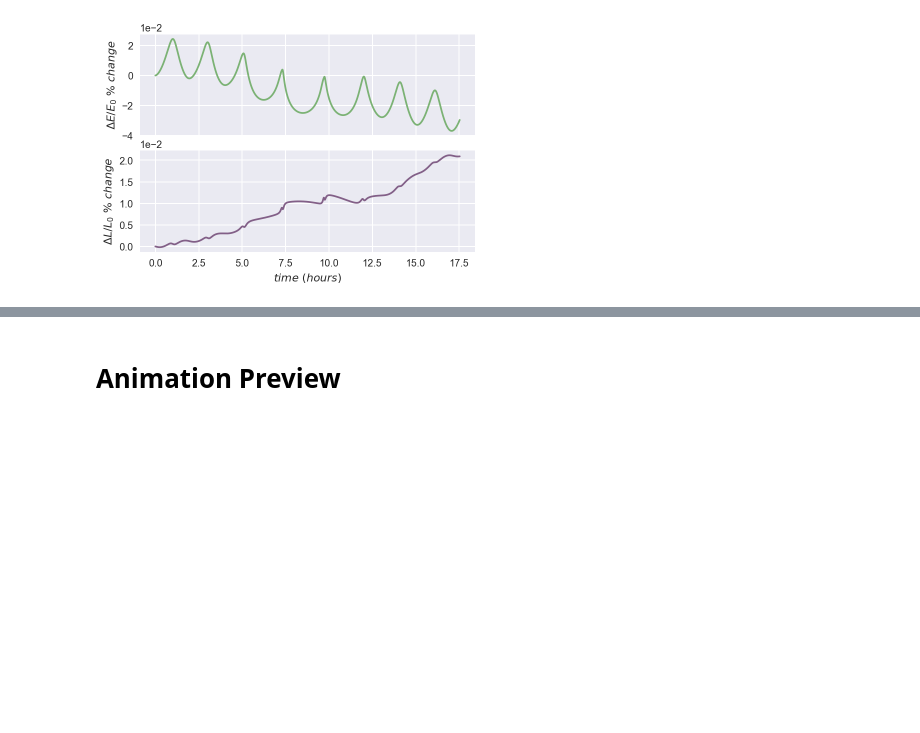
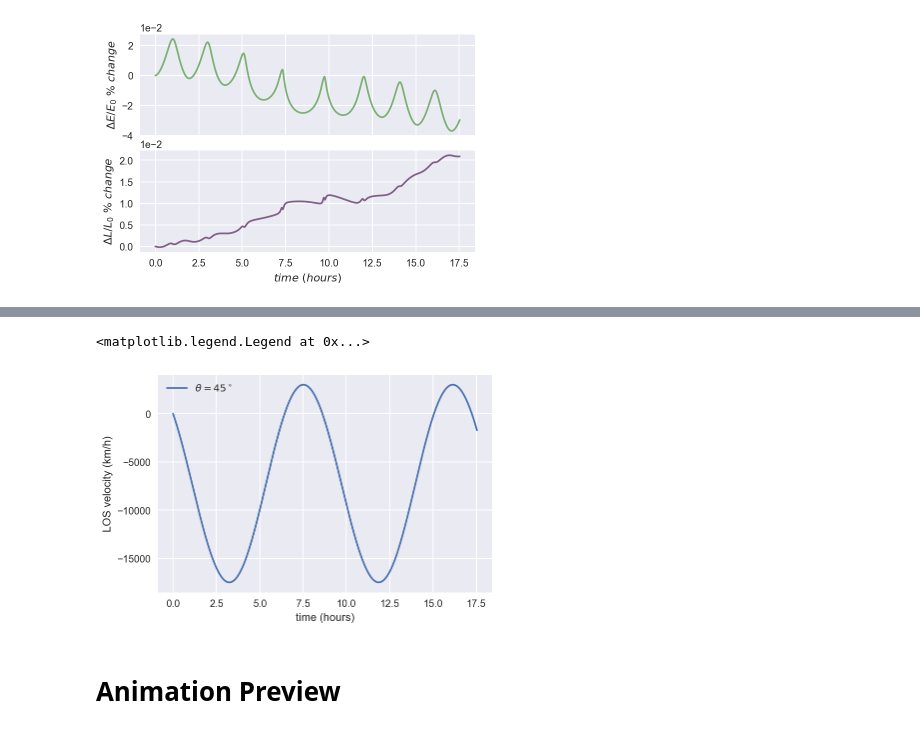
Before and after one commit to icweaver/moon-orbit, a Jupyter notebook: orbit.ipynb, the cells around one changed output, grey strips where cells are left out. Saved outputs shown, nothing was run; the diff lists cells and outputs as text; code cells hidden in the pictures; blank space fills up the shorter version.

```diff
--- a/orbit.ipynb
+++ b/orbit.ipynb
@@ -405,3 +416,20 @@ plt.subplots_adjust(hspace=.15)
+# %%
+theta = np.pi/4 # radians
+
+vx_primetime = []
+for t in range(len(time)):
+    vx_prime = m1_coord[t][2]*np.cos(theta) + m1_coord[t][3]*np.sin(theta)
+    vx_primetime.append(vx_prime)
+
+plt.plot((time*u.s).to('hr'), (vx_primetime*u.cm/u.s).to('km/hr'), \
+         label=r"$\theta=%.2d^\circ$" % (theta*u.rad).to('deg').value)
+plt.xlabel('time (hours)')
+plt.ylabel('LOS velocity (km/h)')
+
+plt.legend(loc='best')
+# %% [output]
+<matplotlib.legend.Legend at 0x...>
+[figure, added]
 # %% [markdown]
 # Animation Preview
 # %%
```
Also changed, not shown: parts of 4 cells of this notebook.
